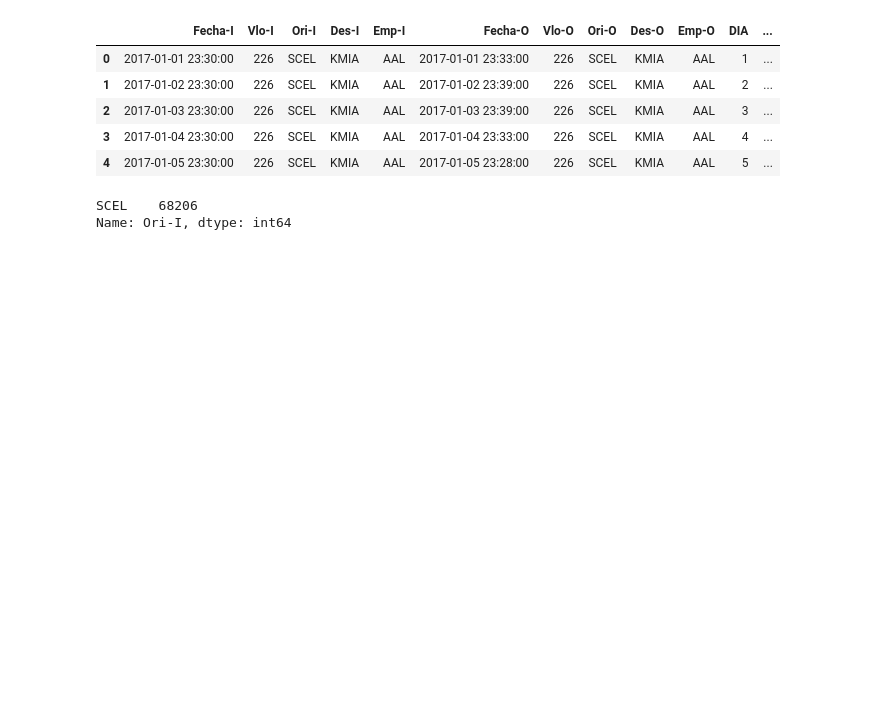
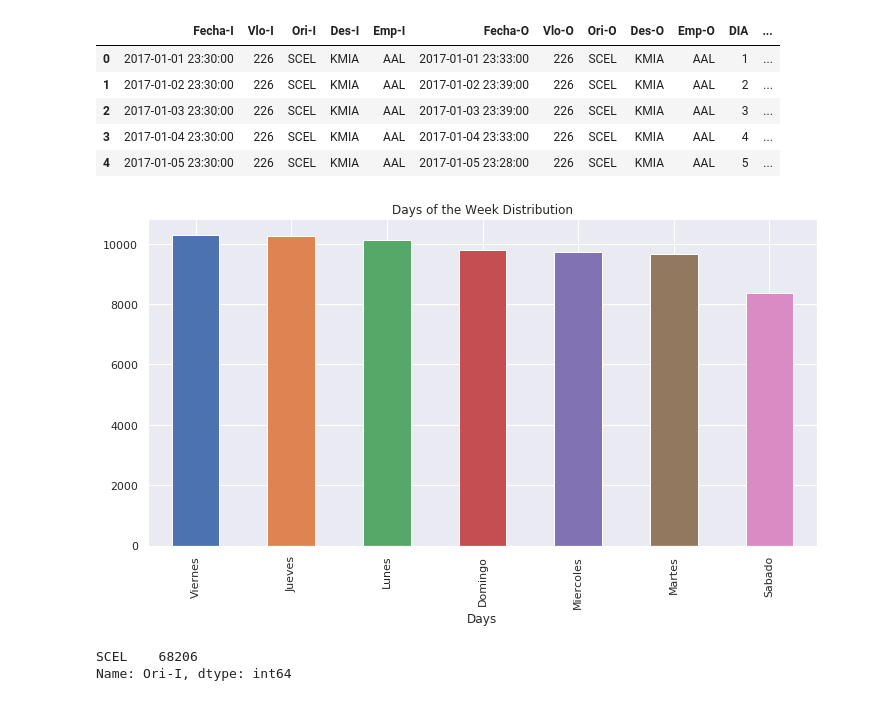
Before and after one commit to nvenegas-oliva/predict-flight-delays, a Jupyter notebook: EDA.ipynb, the cells around one changed output. Drawn from its saved outputs; the diff is of its cells as text; code cells hidden in the pictures; blank space fills up the shorter version.

Commit message:
feat: Add hist of day of the week

```diff
--- a/EDA.ipynb
+++ b/EDA.ipynb
@@ -10,7 +12,7 @@ import seaborn as sns
 # Set default Seaborn style
 sns.set()
 # %%
-df = pd.read_csv('datasets/baseSCL2017.csv')
+df = pd.read_csv('datasets/baseSCL2017.csv', parse_dates=['Fecha-I', 'Fecha-O'])
 # %%
 df.info()
 # %% [output]
@@ -46,9 +48,6 @@ df.drop(columns=['Unnamed: 0'], inplace=True)
 for col in df.columns:
     if df[col].nunique() < 100:
         df[col] = df[col].astype('category')
-# %%
-df['Fecha-I'] = pd.to_datetime(df['Fecha-I'])
-df['Fecha-O'] = pd.to_datetime(df['Fecha-O'])
 # %%
 df.info()
 # %% [output]
@@ -78,6 +77,13 @@ df.head()
 | 2 | 2017-01-03 23:30:00 | 226 | SCEL | KMIA | AAL | 2017-01-03 23:39:00 | 226 | SCEL | KMIA | AAL | 3 | ... |
 | 3 | 2017-01-04 23:30:00 | 226 | SCEL | KMIA | AAL | 2017-01-04 23:33:00 | 226 | SCEL | KMIA | AAL | 4 | ... |
 | 4 | 2017-01-05 23:30:00 | 226 | SCEL | KMIA | AAL | 2017-01-05 23:28:00 | 226 | SCEL | KMIA | AAL | 5 | ... |
+# %%
+_ = plt.figure(figsize=(12,6))
+_ = df['DIANOM'].value_counts().plot(kind='bar')
+_ = plt.xlabel('Days')
+_ = plt.title('Days of the Week Distribution')
+# %% [output]
+[figure, added]
 # %%
 df['Ori-I'].value_counts()
 # %% [output]
```
Also changed, not shown: parts of 13 cells of this notebook.
